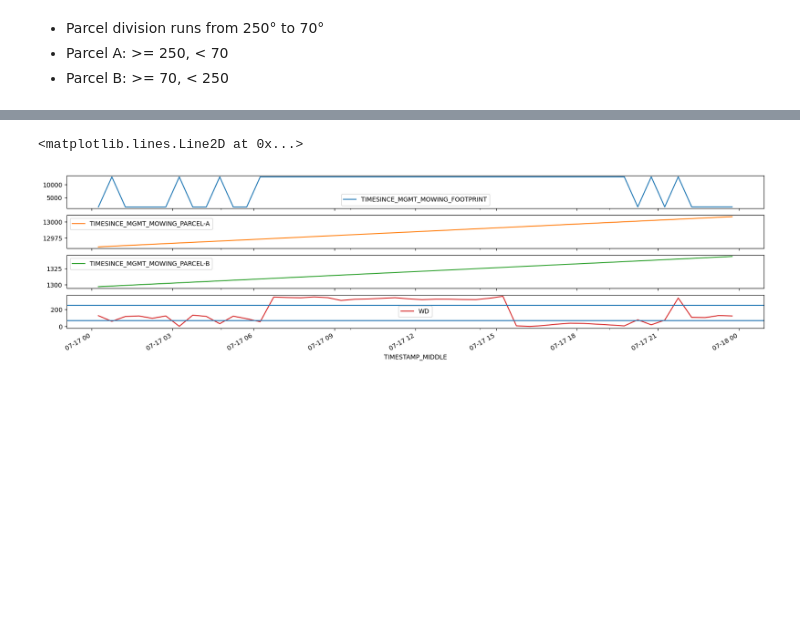
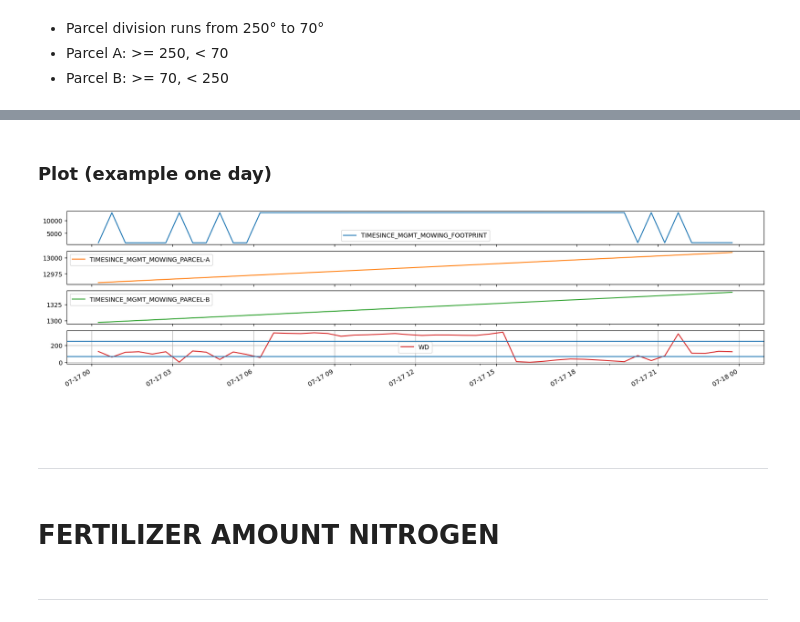
Before and after one commit to holukas/dataset_cha_fp2024_2005-2023, a Jupyter notebook: notebooks/15_MANAGEMENT/16.0_ConvertMgmtToTimeseries.ipynb, the cells around one changed output, grey strips where cells are left out. Saved outputs shown, nothing was run; the diff lists cells and outputs as text; code cells hidden in the pictures; blank space fills up the shorter version.

```diff
--- a/notebooks/15_MANAGEMENT/16.0_ConvertMgmtToTimeseries.ipynb
+++ b/notebooks/15_MANAGEMENT/16.0_ConvertMgmtToTimeseries.ipynb
@@ -216,4 +223,0 @@ mgmt_detailed
-# %%
-keeplocs = mgmt_detailed['Start'].dt.year >= 2005
-mgmt_detailed = mgmt_detailed.loc[keeplocs].copy()
-mgmt_detailed
@@ -369,0 +362,3 @@ counts_df
+# %%
+timestamp_full = pd.date_range("2001-01-01 00:15:00", fluxdf.index[-1], freq='30min')
+timestamp_full
@@ -372,5 +371,5 @@ counts_df
 # %%
 cols = counts_df['MGMT_PARCEL'].tolist()
-mgmt = pd.DataFrame(index=fluxdf.index, columns=cols)
-mgmt.head(3)
+mgmt = pd.DataFrame(index=timestamp_full, columns=cols)
+mgmt
 # %% [output]
@@ -590,7 +610,6 @@ winddir = mgmt['WD'].copy()
 
 locs_parcel_a = (mgmt['WD'] >= 250) | (mgmt['WD'] < 70)
 locs_parcel_b = (mgmt['WD'] >= 70) & (mgmt['WD'] < 250)
-test = mgmt.copy()
 
 for m in mgmt_cols:
     fp_var = f"{m}_FOOTPRINT"
@@ -598,16 +617,11 @@ for m in mgmt_cols:
 
     parcela_var = f"{m}_PARCEL-A"
     parcela_timesince_var = f"TIMESINCE_{m}_PARCEL-A"
-    test.loc[locs_parcel_a, fp_var] = test.loc[locs_parcel_a, parcela_var]
-    test.loc[locs_parcel_a, fp_timesince_var] = test.loc[locs_parcel_a, parcela_timesince_var]
+    mgmt.loc[locs_parcel_a, fp_var] = mgmt.loc[locs_parcel_a, parcela_var]
+    mgmt.loc[locs_parcel_a, fp_timesince_var] = mgmt.loc[locs_parcel_a, parcela_timesince_var]
 
     parcelb_var = f"{m}_PARCEL-B"
     parcelb_timesince_var = f"TIMESINCE_{m}_PARCEL-B"
-    test.loc[locs_parcel_b, fp_var] = test.loc[locs_parcel_b, parcelb_var]
-    test.loc[locs_parcel_b, fp_timesince_var] = test.loc[locs_parcel_b, parcelb_timesince_var]
-
-        # timesincecol = f"TIMESINCE_{m}_PARCEL-A"
-    # display(test.loc[locs_parcel_a, fp_var])
-
-# test.loc[locs_parcel_a, :]
+    mgmt.loc[locs_parcel_b, fp_var] = mgmt.loc[locs_parcel_b, parcelb_var]
+    mgmt.loc[locs_parcel_b, fp_timesince_var] = mgmt.loc[locs_parcel_b, parcelb_timesince_var]
 # %%
@@ -630,8 +643,20 @@ test
+# %% [markdown]
+### Plot (example one day)
 # %%
-locs = (test.index.year == 2014) & (test.index.month == 7) & (test.index.day == 17)
-test.loc[locs, ['TIMESINCE_MGMT_MOWING_FOOTPRINT', 'TIMESINCE_MGMT_MOWING_PARCEL-A', 'TIMESINCE_MGMT_MOWING_PARCEL-B', 'WD']].plot(x_compat=True, subplots=True, figsize=(20, 5));
+locs = (mgmt.index.year == 2014) & (mgmt.index.month == 7) & (mgmt.index.day == 17)
+mgmt.loc[locs, ['TIMESINCE_MGMT_MOWING_FOOTPRINT', 'TIMESINCE_MGMT_MOWING_PARCEL-A', 'TIMESINCE_MGMT_MOWING_PARCEL-B', 'WD']].plot(x_compat=True, subplots=True, figsize=(20, 5))
 plt.axhline(250)
 plt.axhline(70)
+plt.grid();
 # %% [output]
-<matplotlib.lines.Line2D at 0x...>
-[figure, old version]
+[figure, new version]
+# %% [markdown]
+</br>
+# %% [markdown]
+</br>
+# %% [markdown]
+---
+# %% [markdown]
+# **FERTILIZER AMOUNT NITROGEN**
+# %% [markdown]
+---
```
Also changed, not shown: parts of 73 cells of this notebook, 1 other file.
